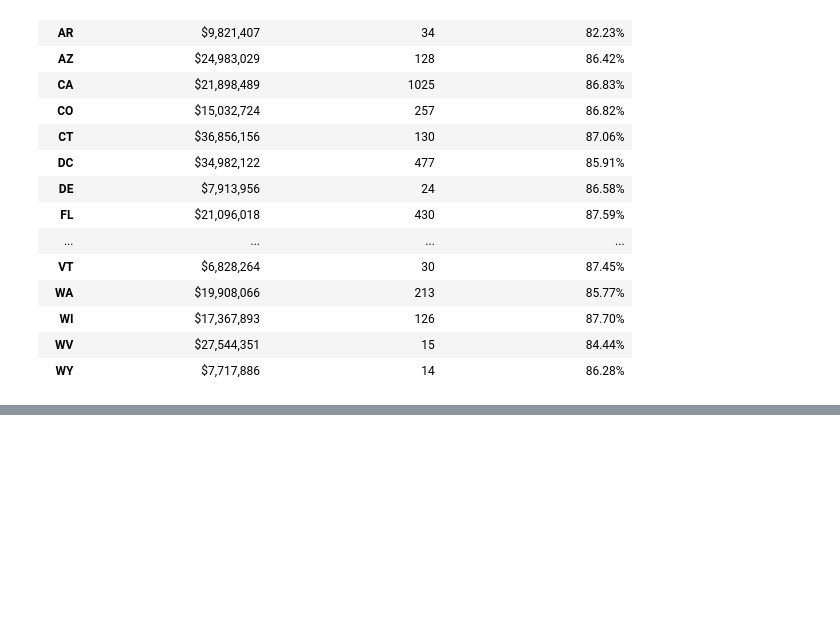
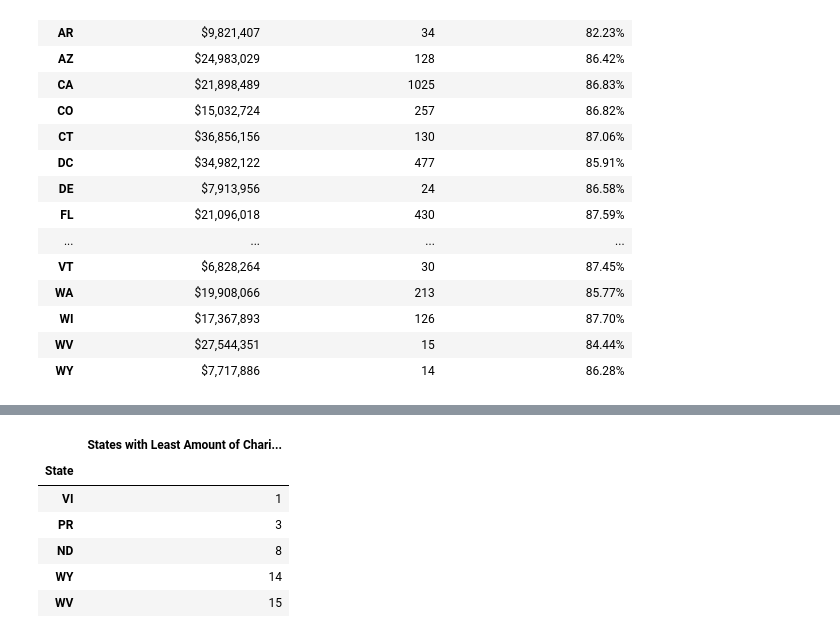
Before and after one commit to randyn/project-one, a Jupyter notebook: State_observations.ipynb, the cells around one changed output, grey strips where cells are left out. Drawn from its saved outputs; the diff is of its cells as text; code cells hidden in the pictures; blank space fills up the shorter version.

```diff
--- a/State_observations.ipynb
+++ b/State_observations.ipynb
@@ -83,0 +118,17 @@ plt.show()
+# %%
+#smallest count
+
+State = charity_df.groupby("State")
+small_char_State = pd.DataFrame({
+    "States with Least Amount of Charities": State["Charity"].count(),
+}).sort_values("States with Least Amount of Charities", ascending=True).head(5)
+
+small_char_State
+# %% [output]
+|  | States with Least Amount of Chari... |
+| State |  |
+| VI | 1 |
+| PR | 3 |
+| ND | 8 |
+| WY | 14 |
+| WV | 15 |
```
Also changed, not shown: parts of 18 cells of this notebook, 1 other file.
